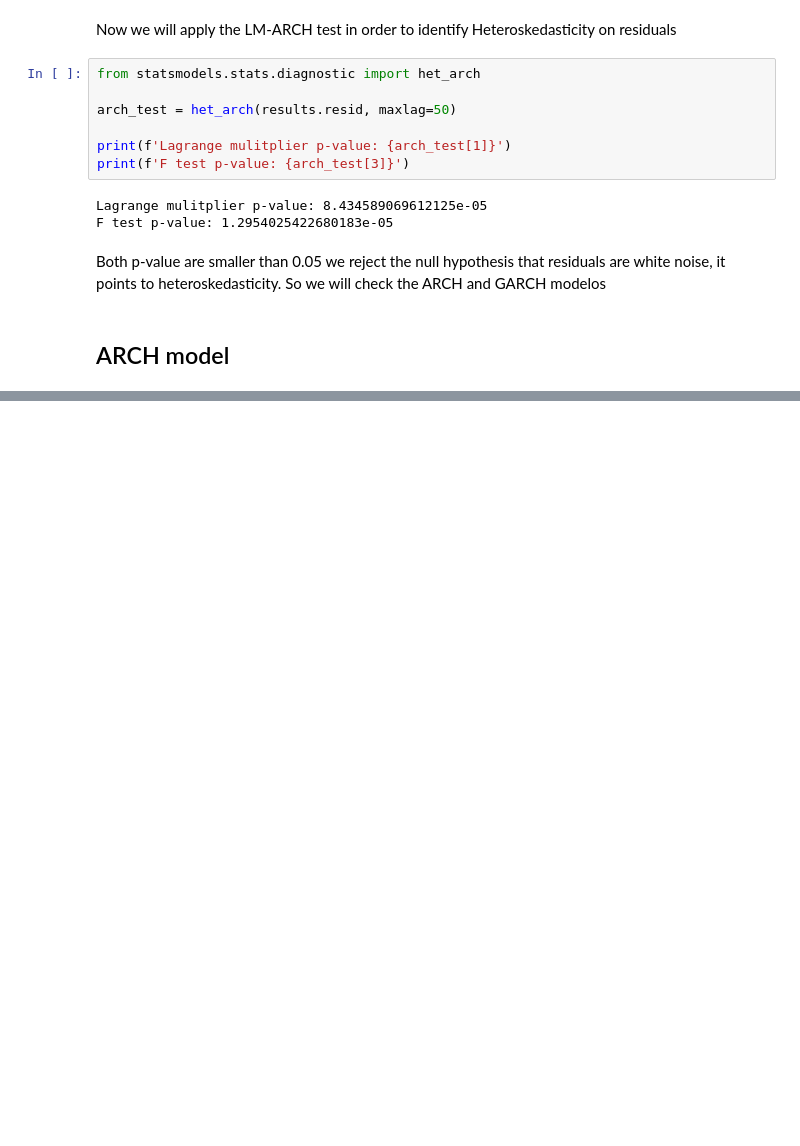
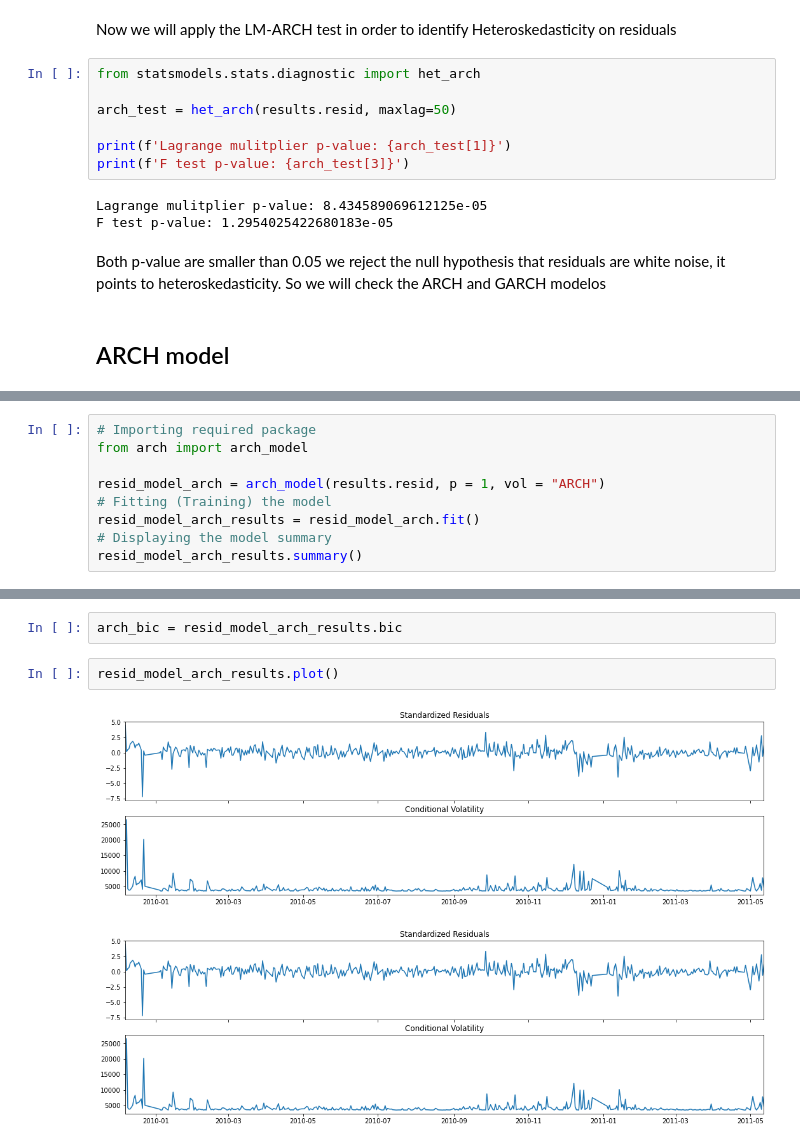
Before and after one commit to marcelocmathias/astp_mcd_2021, a Jupyter notebook: 3-Model_ARCH_GARCH.ipynb, the cells around one changed output, grey strips where cells are left out. Saved outputs shown, nothing was run; the diff lists cells and outputs as text; blank space fills up the shorter version.

```diff
--- a/3-Model_ARCH_GARCH.ipynb
+++ b/3-Model_ARCH_GARCH.ipynb
@@ -102,0 +107,9 @@ Both p-value are smaller than 0.05 we reject the null hypothesis that residuals
+# %%
+# Importing required package
+from arch import arch_model
+
+resid_model_arch = arch_model(results.resid, p = 1, vol = "ARCH")
+# Fitting (Training) the model
+resid_model_arch_results = resid_model_arch.fit()
+# Displaying the model summary
+resid_model_arch_results.summary()
@@ -102,0 +151,7 @@ Both p-value are smaller than 0.05 we reject the null hypothesis that residuals
+# %%
+arch_bic = resid_model_arch_results.bic
+# %%
+resid_model_arch_results.plot()
+# %% [output]
+[figure, added]
+[figure, added]
```
Also changed, not shown: parts of 23 cells of this notebook.
